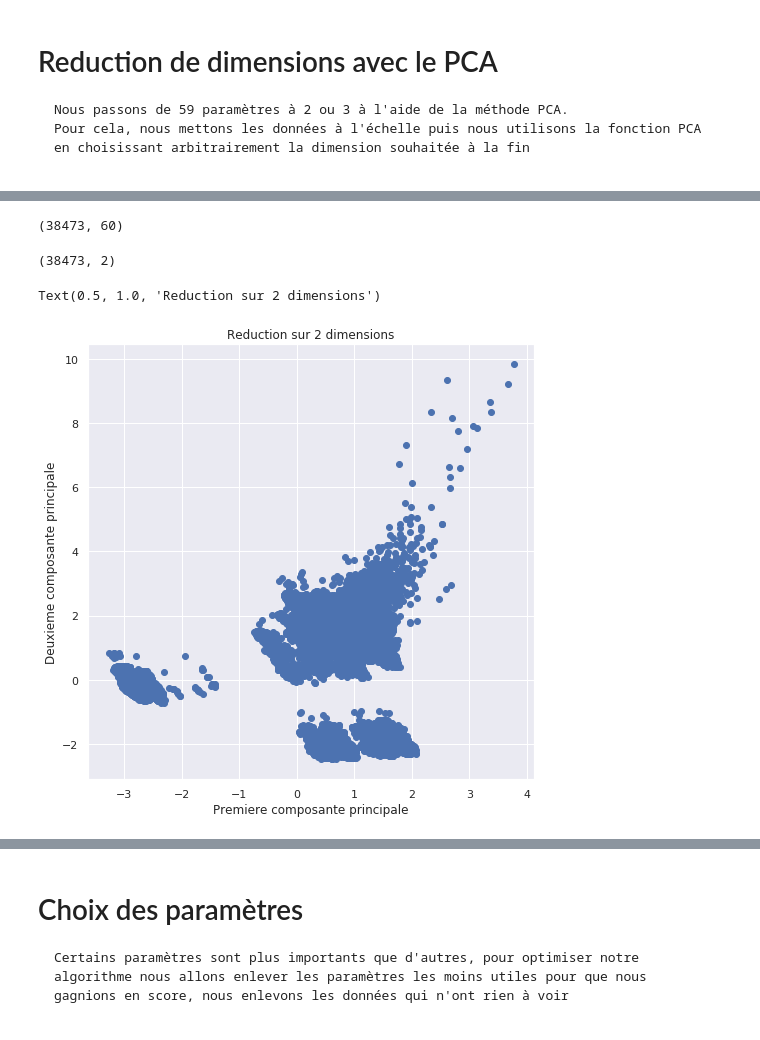
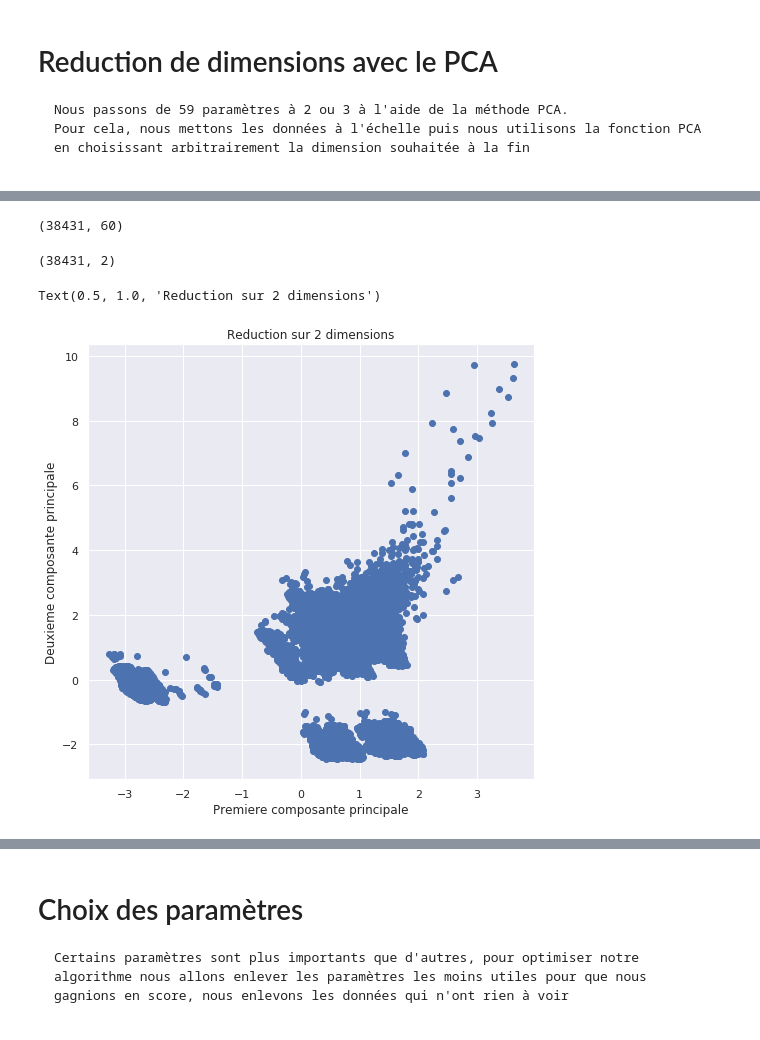
Before and after one commit to javaax/truck, a Jupyter notebook: starting_kit/README_{preprocessing}.ipynb, the cells around one changed output, grey strips where cells are left out. Cells and saved outputs as stored; diff of their text form; code cells hidden in the pictures.

```diff
--- a/starting_kit/README_{preprocessing}.ipynb
+++ b/starting_kit/README_{preprocessing}.ipynb
@@ -80,14 +101,14 @@ Number of features = 59
 # %%
-clf = LocalOutlierFactor(n_neighbors= 50)
-test = data.copy()
-test['outliers'] = pd.Series(clf.fit_predict(test), index = test.index)
+clf = LocalOutlierFactor(n_neighbors= 200)
+outliers = data.copy()
+outliers['outliers'] = pd.Series(clf.fit_predict(outliers), index = outliers.index)
 # %%
 #Les valeurs de la colonne outliers sont 1 ou -1 suivant si elles ont été considérées comme des outliers
 # par notre modèle dans la cellule au dessus ou non
 # On garde donc celles qui sont à 1, les autres étant les outliers
 
-test = test[test['outliers'] == 1]
-test = test.drop('outliers', 1)
+outliers = outliers[outliers['outliers'] == 1]
+outliers = outliers.drop('outliers', 1)
 # %%
 help(type(LocalOutlierFactor))
 # %% [output]
@@ -237,26 +252,34 @@ scaled_data = scaler.transform(test)
+# %%
+scaler = StandardScaler()
+scaled_data = scaler.fit_transform(outliers)
+scaled_X = scaled_data[:, :-1]
+scaled_Y = scaled_data[:, -1]
+# df2 = pd.DataFrame(scaled_X)
+# df2['target'] = pd.Series(scaled_Y)
+# df2
 # %%
 pca = PCA(n_components = 2)
-pca.fit(scaled_data)
-x_pca = pca.transform(scaled_data)
+x_pca2 = pca.fit_transform(scaled_data)
 # %%
 scaled_data.shape
 # %% [output]
-(38473, 60)
+(38431, 60)
 # %%
-x_pca.shape
+x_pca2.shape
 # %% [output]
-(38473, 2)
+(38431, 2)
 # %%
 #On plot la réduction sur 2 dimensions, on observe des clusters bien séparés
 
 plt.figure(figsize = (8, 8))
-plt.scatter(x_pca[:, 0], x_pca[:,1])
+plt.scatter(x_pca2[:, 0], x_pca2[:,1])
+# plt.plot(x_pca[:, 0], x_pca[:,1], linestyle = 'none', marker = 'o')
 plt.xlabel("Premiere composante principale")
 plt.ylabel("Deuxieme composante principale")
 plt.title("Reduction sur 2 dimensions")
 # %% [output]
 Text(0.5, 1.0, 'Reduction sur 2 dimensions')
-[figure, old version]
+[figure, new version]
 # %%
 #On indique qu'on souhaite faire une réduction sur 3 dimensions
 
```
Also changed, not shown: parts of 43 cells of this notebook.
